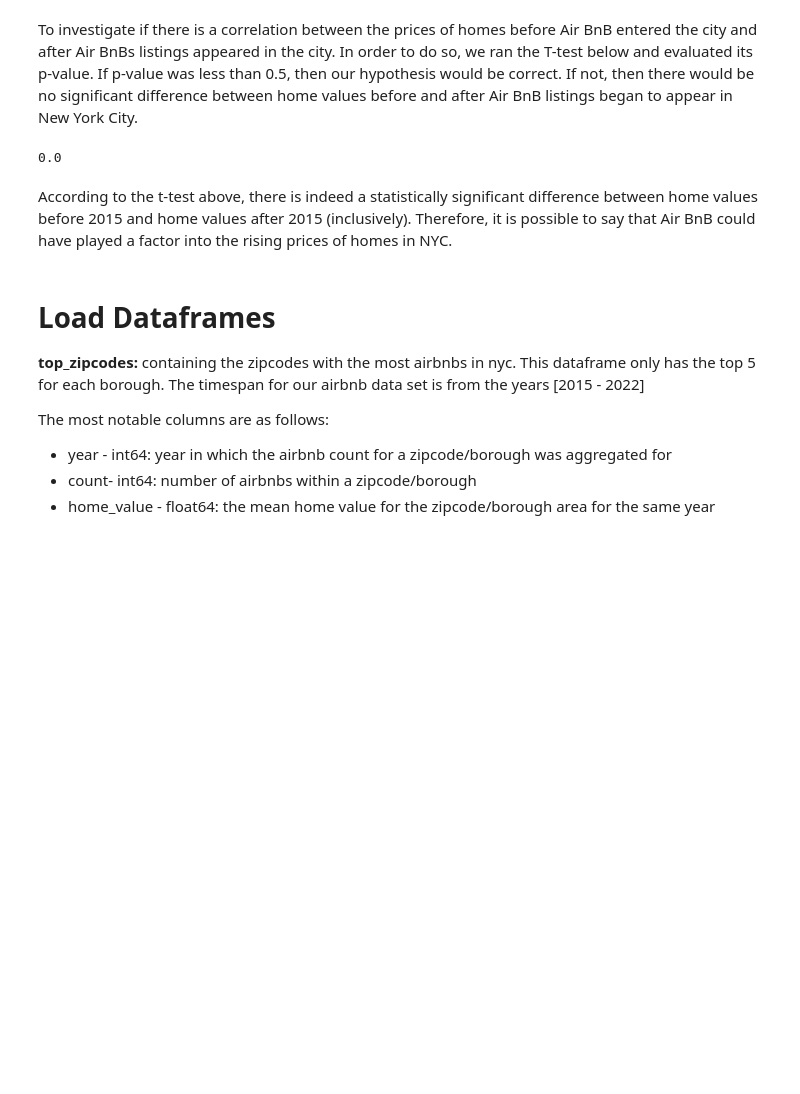
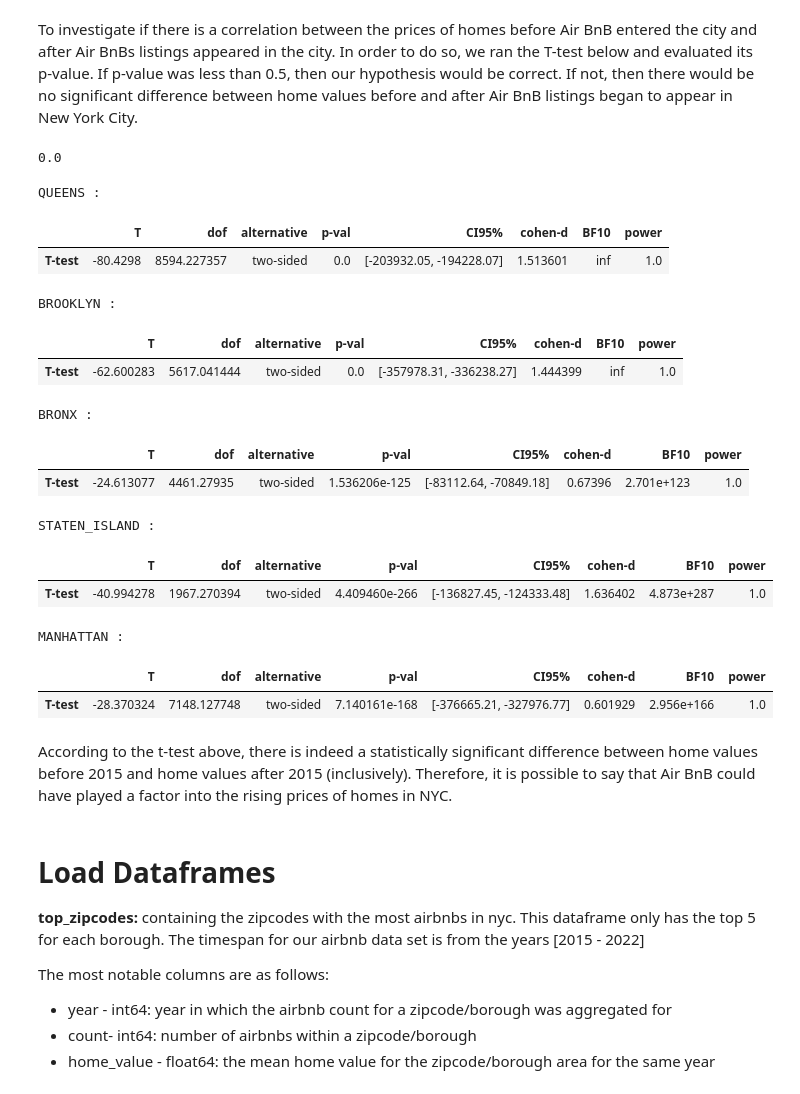
Before and after one commit to hpuma/Airbnb_Rental_Project, a Jupyter notebook: FINAL_EDA_NOTEBOOK.ipynb, the cells around one changed output. Saved outputs shown, nothing was run; the diff lists cells and outputs as text; code cells hidden in the pictures; blank space fills up the shorter version.

```diff
--- a/FINAL_EDA_NOTEBOOK.ipynb
+++ b/FINAL_EDA_NOTEBOOK.ipynb
@@ -278,6 +278,29 @@ p = float(p)
 p
 # %% [output]
 0.0
+# %%
+# Test whether there is a statistically significant difference
+#     between home values before 2015 and home values after 2015 (inclusively) by borough.
+for boro in pre_airbnb_df["borough"].unique().tolist():
+    print(boro + " : ")
+    t_test = pingouin.ttest(pre_airbnb_df[pre_airbnb_df["borough"] == boro]["home_value"], post_airbnb_df[post_airbnb_df["borough"] == boro]["home_value"])
+    display(t_test)
+# %% [output]
+QUEENS :
+|  | T | dof | alternative | p-val | CI95% | cohen-d | BF10 | power |
+| T-test | -80.4298 | 8594.227357 | two-sided | 0.0 | [-203932.05, -194228.07] | 1.513601 | inf | 1.0 |
+BROOKLYN :
+|  | T | dof | alternative | p-val | CI95% | cohen-d | BF10 | power |
+| T-test | -62.600283 | 5617.041444 | two-sided | 0.0 | [-357978.31, -336238.27] | 1.444399 | inf | 1.0 |
+BRONX :
+|  | T | dof | alternative | p-val | CI95% | cohen-d | BF10 | power |
+| T-test | -24.613077 | 4461.27935 | two-sided | 1.536206e-125 | [-83112.64, -70849.18] | 0.67396 | 2.701e+123 | 1.0 |
+STATEN_ISLAND :
+|  | T | dof | alternative | p-val | CI95% | cohen-d | BF10 | power |
+| T-test | -40.994278 | 1967.270394 | two-sided | 4.409460e-266 | [-136827.45, -124333.48] | 1.636402 | 4.873e+287 | 1.0 |
+MANHATTAN :
+|  | T | dof | alternative | p-val | CI95% | cohen-d | BF10 | power |
+| T-test | -28.370324 | 7148.127748 | two-sided | 7.140161e-168 | [-376665.21, -327976.77] | 0.601929 | 2.956e+166 | 1.0 |
 # %% [markdown]
 According to the t-test above, there is indeed a statistically significant difference between home values before 2015 and home values after 2015 (inclusively). Therefore, it is possible to say that Air BnB could have played a factor into the rising prices of homes in NYC.
 # %% [markdown]
```
Also changed, not shown: 3 other files.
